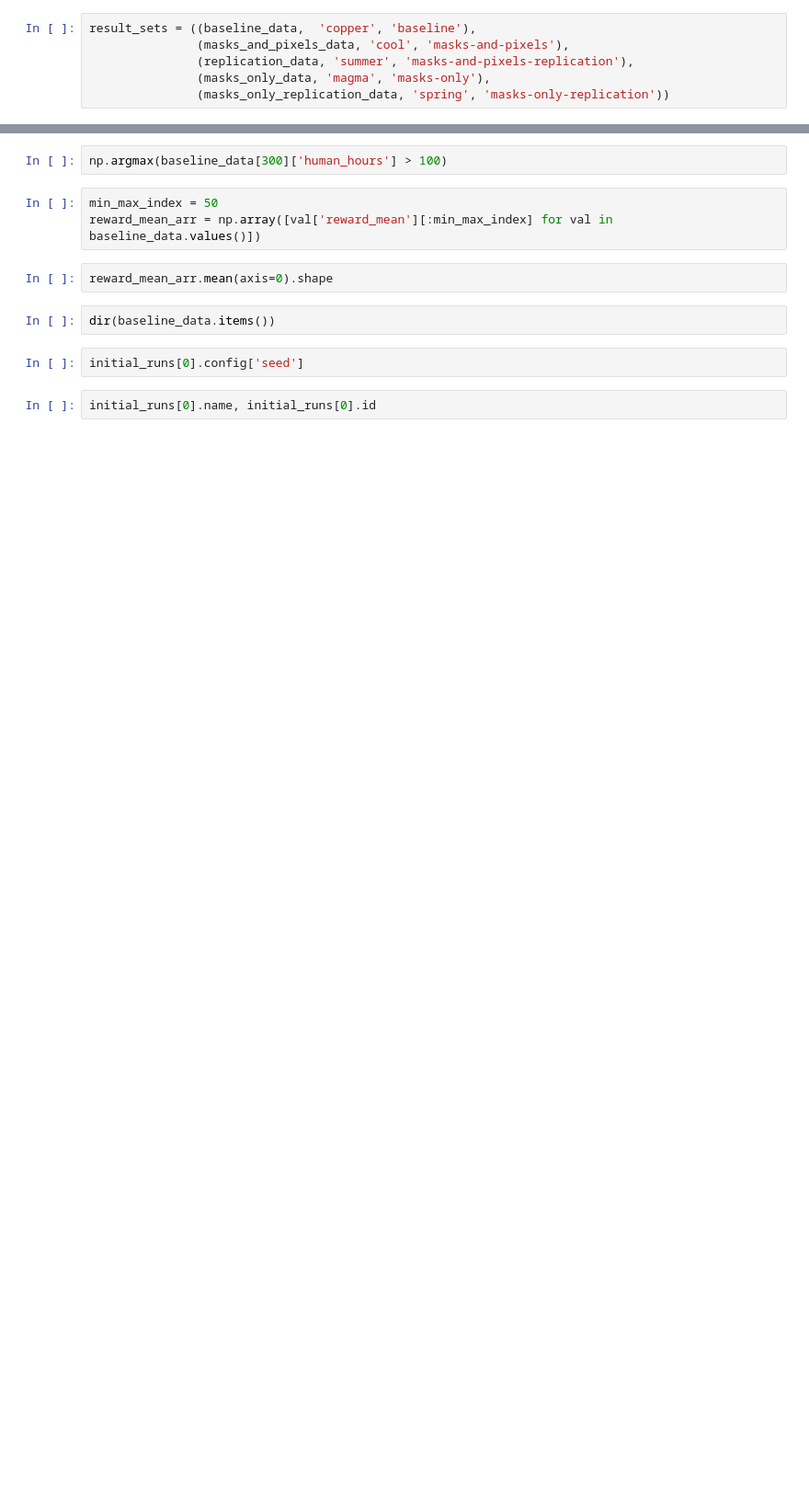
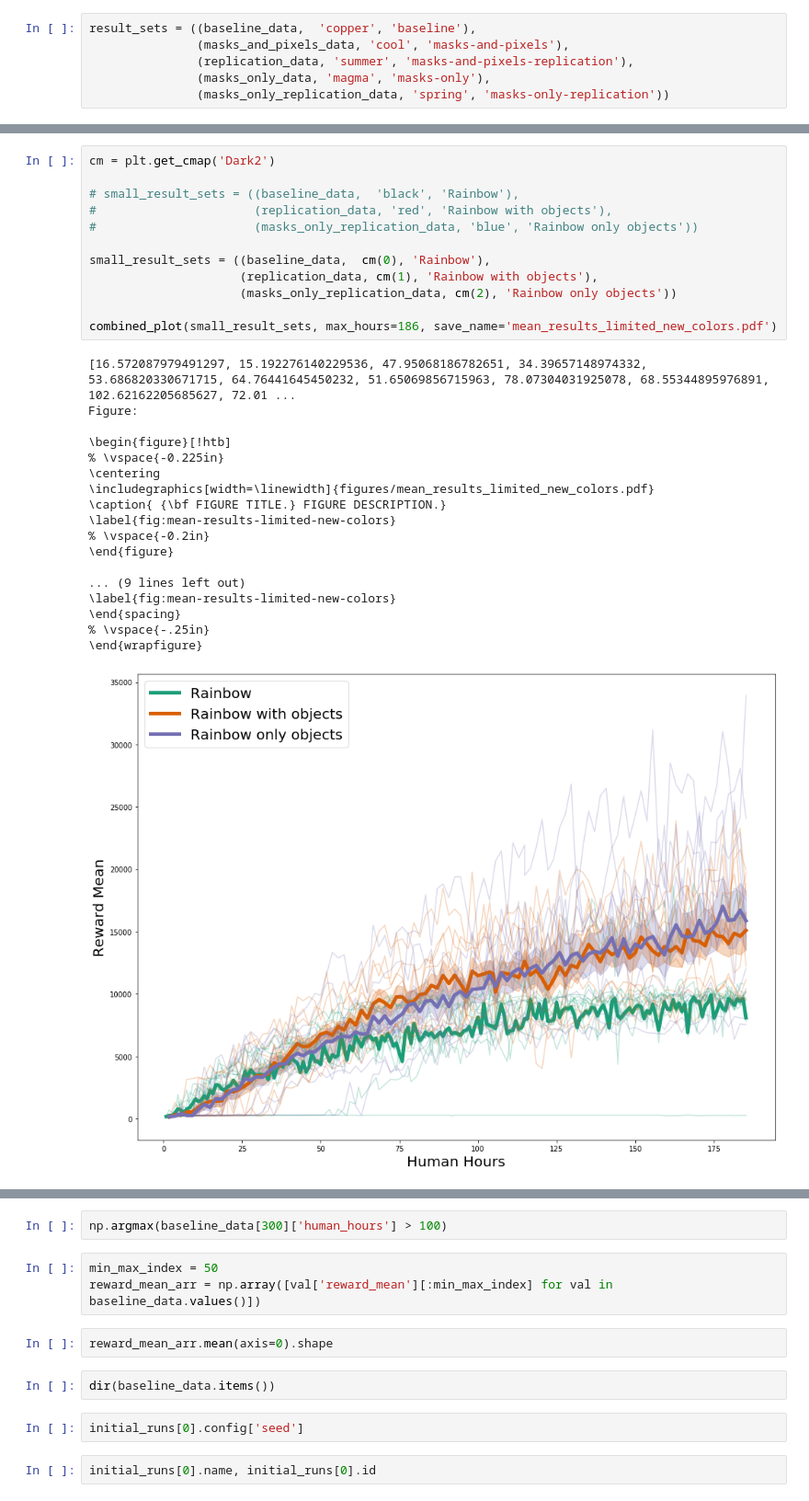
Before and after one commit to guydav/Rainbow, a Jupyter notebook: notebooks/initial_plots.ipynb, the cells around one changed output, grey strips where cells are left out. Shown at 92% size. Drawn from its saved outputs; the diff is of its cells as text; blank space fills up the shorter version.

Commit message:
Current notebook state, including working hallucainations in color

```diff
--- a/notebooks/initial_plots.ipynb
+++ b/notebooks/initial_plots.ipynb
@@ -263,3 +318,34 @@ combined_plot(result_sets, max_hours=175)
+# %%
+cm = plt.get_cmap('Dark2')
+
+# small_result_sets = ((baseline_data,  'black', 'Rainbow'),
+#                      (replication_data, 'red', 'Rainbow with objects'),
+#                      (masks_only_replication_data, 'blue', 'Rainbow only objects'))
+
+small_result_sets = ((baseline_data,  cm(0), 'Rainbow'),
+                     (replication_data, cm(1), 'Rainbow with objects'),
+                     (masks_only_replication_data, cm(2), 'Rainbow only objects'))
+
+combined_plot(small_result_sets, max_hours=186, save_name='mean_results_limited_new_colors.pdf')
+# %% [output]
+[16.572087979491297, 15.192276140229536, 47.95068186782651, 34.39657148974332, 53.686820330671715, 64.76441645450232, 51.65069856715963, 78.07304031925078, 68.55344895976891, 102.62162205685627, 72.01 ...
+Figure:
+
+\begin{figure}[!htb]
+% \vspace{-0.225in}
+\centering
+\includegraphics[width=\linewidth]{figures/mean_results_limited_new_colors.pdf}
+\caption{ {\bf FIGURE TITLE.} FIGURE DESCRIPTION.}
+\label{fig:mean-results-limited-new-colors}
+% \vspace{-0.2in}
+\end{figure}
+
+... (9 lines left out)
+\label{fig:mean-results-limited-new-colors}
+\end{spacing}
+% \vspace{-.25in}
+\end{wrapfigure}
+[figure, added]
 # %%
 combined_plot(result_sets, drop_extrema=True)
 # %% [output]
```
Also changed, not shown: parts of 14 cells of this notebook, 2 other files.
